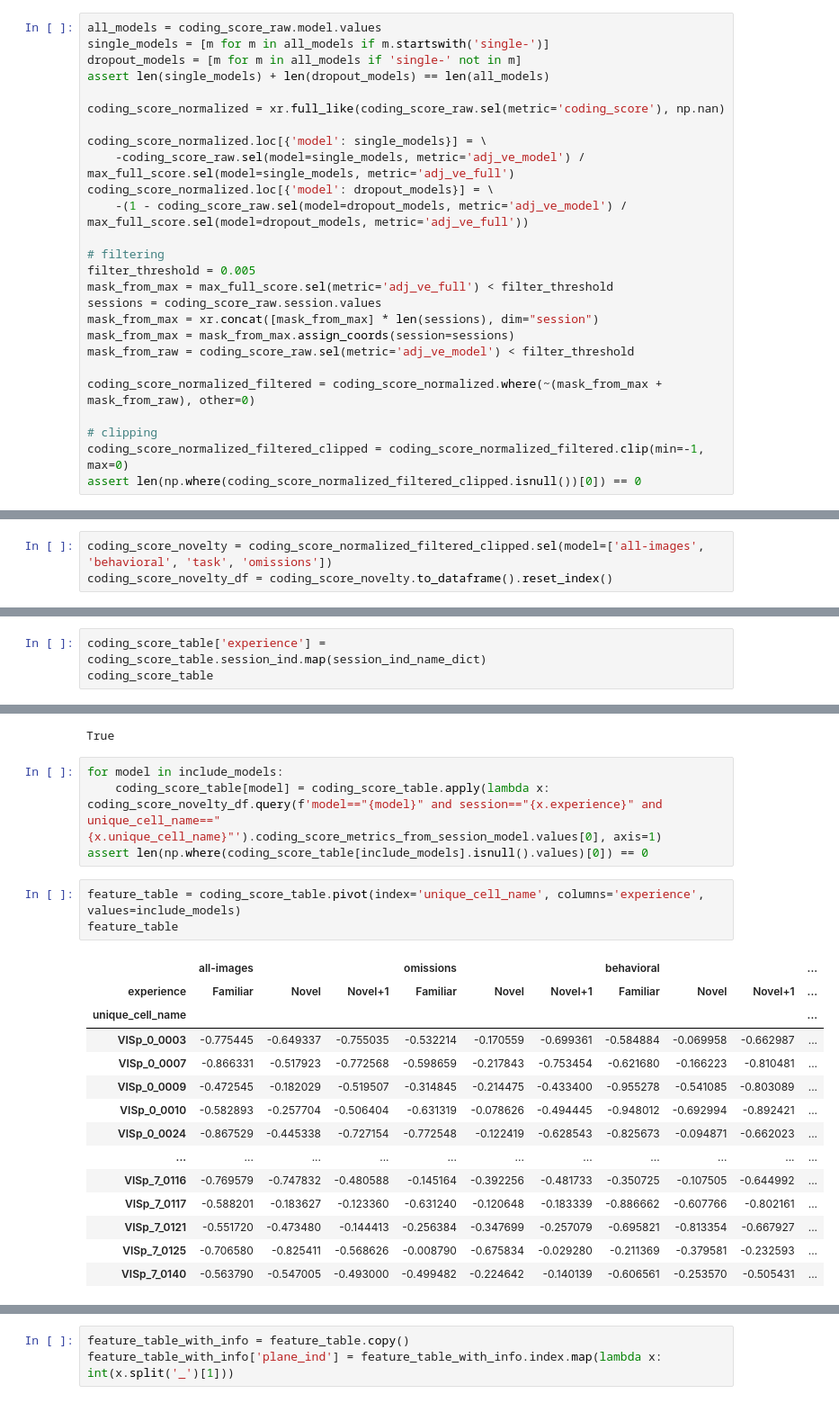
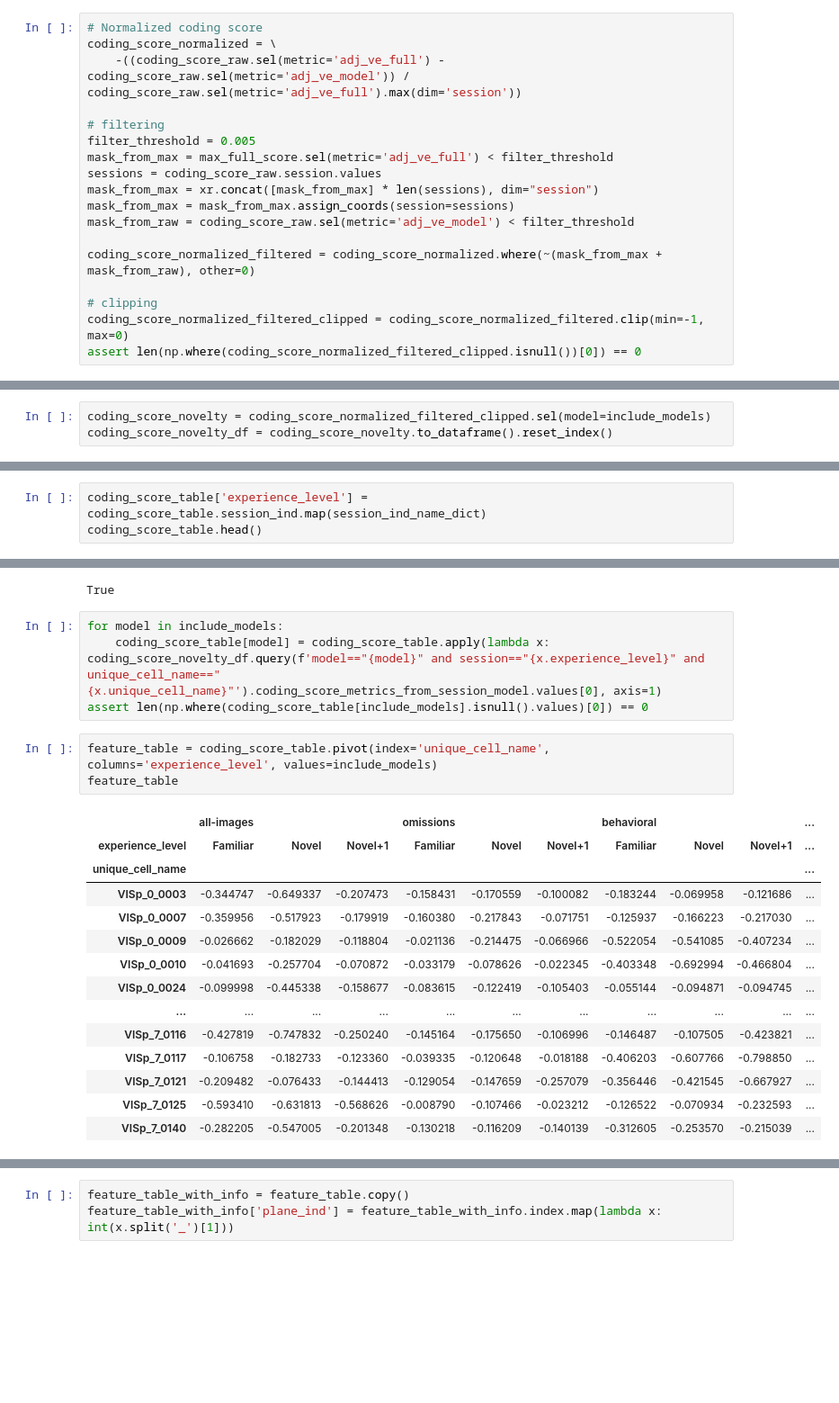
Before and after one commit to AllenNeuralDynamics/AIND-ophys-mFISH-GLM, a Jupyter notebook: code/notebooks/250127_coding_score_clustering.ipynb, the cells around one changed output, grey strips where cells are left out. Shown: that part at 90% size. Cells and saved outputs as stored; diff of their text form; blank space fills up the shorter version.

Commit message:
coding clustering from Thyme

```diff
--- a/code/notebooks/250127_coding_score_clustering.ipynb
+++ b/code/notebooks/250127_coding_score_clustering.ipynb
@@ -160,17 +171,9 @@ for session_key in session_keys:
 max_full_score = coding_score_raw.max(dim='session')
 assert len(np.where(coding_score_raw.isnull())[0]) == 0
 # %%
-all_models = coding_score_raw.model.values
-single_models = [m for m in all_models if m.startswith('single-')]
-dropout_models = [m for m in all_models if 'single-' not in m]
-assert len(single_models) + len(dropout_models) == len(all_models)
-
-coding_score_normalized = xr.full_like(coding_score_raw.sel(metric='coding_score'), np.nan)
-
-coding_score_normalized.loc[{'model': single_models}] = \
-    -coding_score_raw.sel(model=single_models, metric='adj_ve_model') / max_full_score.sel(model=single_models, metric='adj_ve_full')
-coding_score_normalized.loc[{'model': dropout_models}] = \
-    -(1 - coding_score_raw.sel(model=dropout_models, metric='adj_ve_model') / max_full_score.sel(model=dropout_models, metric='adj_ve_full'))
+# Normalized coding score
+coding_score_normalized = \
+    -((coding_score_raw.sel(metric='adj_ve_full') - coding_score_raw.sel(metric='adj_ve_model')) / coding_score_raw.sel(metric='adj_ve_full').max(dim='session'))
 
 # filtering
 filter_threshold = 0.005
@@ -192,6 +195,6 @@ assert len(np.where(coding_score_normalized_filtered_clipped.isnull())[0]) == 0
 - Also there were filtered rois that need to be included with 0 ve and coding scores
 - Lastly, cells should have been filtered based on matching from roicat_df
 # %%
-coding_score_novelty = coding_score_normalized_filtered_clipped.sel(model=['all-images', 'behavioral', 'task', 'omissions'])
+coding_score_novelty = coding_score_normalized_filtered_clipped.sel(model=include_models)
 coding_score_novelty_df = coding_score_novelty.to_dataframe().reset_index()
 # %%
@@ -213,4 +209,4 @@ coding_score_novelty_df
 # %%
-coding_score_table['experience'] = coding_score_table.session_ind.map(session_ind_name_dict)
-coding_score_table
+coding_score_table['experience_level'] = coding_score_table.session_ind.map(session_ind_name_dict)
+coding_score_table.head()
 # %% [output]
@@ -233,26 +222,26 @@ set(coding_score_table.unique_cell_name.unique()) == set(coding_score_novelty_df
 True
 # %%
 for model in include_models:
-    coding_score_table[model] = coding_score_table.apply(lambda x: coding_score_novelty_df.query(f'model=="{model}" and session=="{x.experience}" and unique_cell_name=="{x.unique_cell_name}"').coding_score_metrics_from_session_model.values[0], axis=1)
+    coding_score_table[model] = coding_score_table.apply(lambda x: coding_score_novelty_df.query(f'model=="{model}" and session=="{x.experience_level}" and unique_cell_name=="{x.unique_cell_name}"').coding_score_metrics_from_session_model.values[0], axis=1)
 assert len(np.where(coding_score_table[include_models].isnull().values)[0]) == 0
 # %%
-feature_table = coding_score_table.pivot(index='unique_cell_name', columns='experience', values=include_models)
+feature_table = coding_score_table.pivot(index='unique_cell_name', columns='experience_level', values=include_models)
 feature_table
 # %% [output]
 |  | all-images |  |  | omissions |  |  | behavioral |  |  | ... |
-| experience | Familiar | Novel | Novel+1 | Familiar | Novel | Novel+1 | Familiar | Novel | Novel+1 | ... |
+| experience_level | Familiar | Novel | Novel+1 | Familiar | Novel | Novel+1 | Familiar | Novel | Novel+1 | ... |
 | unique_cell_name |  |  |  |  |  |  |  |  |  | ... |
-| VISp_0_0003 | -0.775445 | -0.649337 | -0.755035 | -0.532214 | -0.170559 | -0.699361 | -0.584884 | -0.069958 | -0.662987 | ... |
-| VISp_0_0007 | -0.866331 | -0.517923 | -0.772568 | -0.598659 | -0.217843 | -0.753454 | -0.621680 | -0.166223 | -0.810481 | ... |
-| VISp_0_0009 | -0.472545 | -0.182029 | -0.519507 | -0.314845 | -0.214475 | -0.433400 | -0.955278 | -0.541085 | -0.803089 | ... |
-| VISp_0_0010 | -0.582893 | -0.257704 | -0.506404 | -0.631319 | -0.078626 | -0.494445 | -0.948012 | -0.692994 | -0.892421 | ... |
-| VISp_0_0024 | -0.867529 | -0.445338 | -0.727154 | -0.772548 | -0.122419 | -0.628543 | -0.825673 | -0.094871 | -0.662023 | ... |
+| VISp_0_0003 | -0.344747 | -0.649337 | -0.207473 | -0.158431 | -0.170559 | -0.100082 | -0.183244 | -0.069958 | -0.121686 | ... |
+| VISp_0_0007 | -0.359956 | -0.517923 | -0.179919 | -0.160380 | -0.217843 | -0.071751 | -0.125937 | -0.166223 | -0.217030 | ... |
+| VISp_0_0009 | -0.026662 | -0.182029 | -0.118804 | -0.021136 | -0.214475 | -0.066966 | -0.522054 | -0.541085 | -0.407234 | ... |
+| VISp_0_0010 | -0.041693 | -0.257704 | -0.070872 | -0.033179 | -0.078626 | -0.022345 | -0.403348 | -0.692994 | -0.466804 | ... |
+| VISp_0_0024 | -0.099998 | -0.445338 | -0.158677 | -0.083615 | -0.122419 | -0.105403 | -0.055144 | -0.094871 | -0.094745 | ... |
 | ... | ... | ... | ... | ... | ... | ... | ... | ... | ... | ... |
-| VISp_7_0116 | -0.769579 | -0.747832 | -0.480588 | -0.145164 | -0.392256 | -0.481733 | -0.350725 | -0.107505 | -0.644992 | ... |
-| VISp_7_0117 | -0.588201 | -0.183627 | -0.123360 | -0.631240 | -0.120648 | -0.183339 | -0.886662 | -0.607766 | -0.802161 | ... |
-| VISp_7_0121 | -0.551720 | -0.473480 | -0.144413 | -0.256384 | -0.347699 | -0.257079 | -0.695821 | -0.813354 | -0.667927 | ... |
-| VISp_7_0125 | -0.706580 | -0.825411 | -0.568626 | -0.008790 | -0.675834 | -0.029280 | -0.211369 | -0.379581 | -0.232593 | ... |
-| VISp_7_0140 | -0.563790 | -0.547005 | -0.493000 | -0.499482 | -0.224642 | -0.140139 | -0.606561 | -0.253570 | -0.505431 | ... |
+| VISp_7_0116 | -0.427819 | -0.747832 | -0.250240 | -0.145164 | -0.175650 | -0.106996 | -0.146487 | -0.107505 | -0.423821 | ... |
+| VISp_7_0117 | -0.106758 | -0.182733 | -0.123360 | -0.039335 | -0.120648 | -0.018188 | -0.406203 | -0.607766 | -0.798850 | ... |
+| VISp_7_0121 | -0.209482 | -0.076433 | -0.144413 | -0.129054 | -0.147659 | -0.257079 | -0.356446 | -0.421545 | -0.667927 | ... |
+| VISp_7_0125 | -0.593410 | -0.631813 | -0.568626 | -0.008790 | -0.107466 | -0.023212 | -0.126522 | -0.070934 | -0.232593 | ... |
+| VISp_7_0140 | -0.282205 | -0.547005 | -0.201348 | -0.130218 | -0.116209 | -0.140139 | -0.312605 | -0.253570 | -0.215039 | ... |
 291 rows × 12 columns
 # %%
 feature_table_with_info = feature_table.copy()
```
Also changed, not shown: parts of 45 cells of this notebook, 3 other files.
